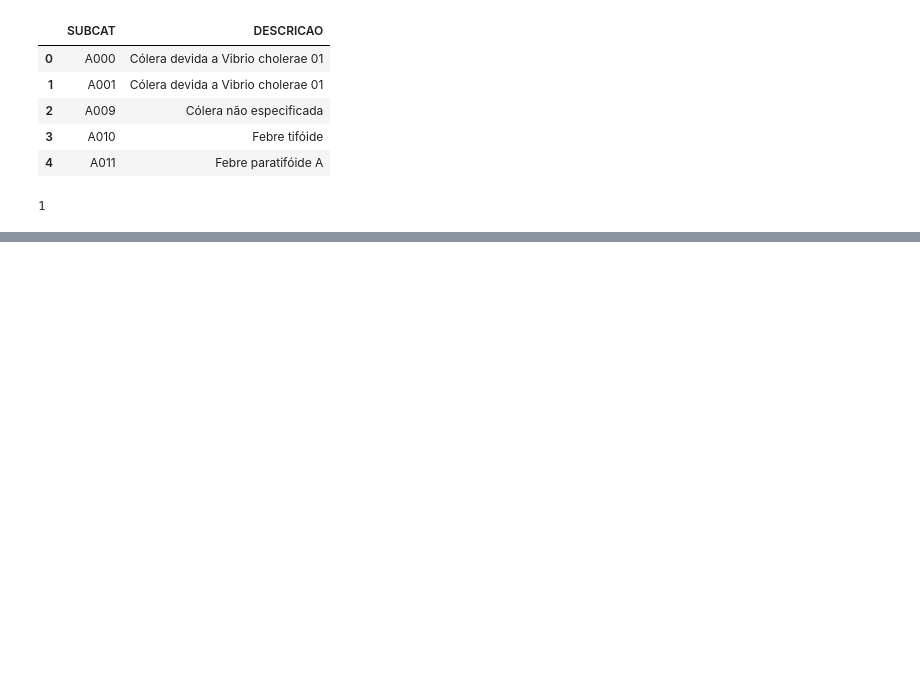
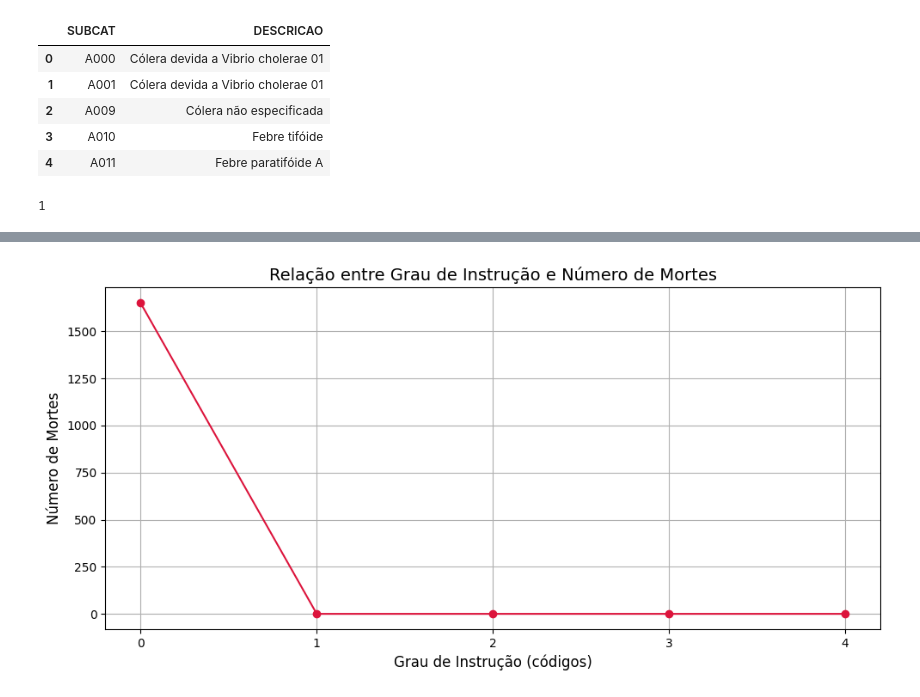
Before and after one commit to brunorm86/desafio_1_vis_dados, a Jupyter notebook: desafio.ipynb, the cells around one changed output, grey strips where cells are left out. Drawn from its saved outputs; the diff is of its cells as text; code cells hidden in the pictures; blank space fills up the shorter version.

```diff
--- a/desafio.ipynb
+++ b/desafio.ipynb
@@ -103,0 +202,22 @@ with engine.connect() as connection:
+# %%
+import pandas as pd
+import matplotlib.pyplot as plt
+
+# Agrupar por INSTRU e somar as mortes
+mortes_por_instrucao = df.groupby('INSTRU')['MORTE'].sum().sort_index()
+
+# Gráfico de linhas
+plt.figure(figsize=(10, 5))
+plt.plot(mortes_por_instrucao.index, mortes_por_instrucao.values, marker='o', color='crimson')
+
+# Rótulos e título
+plt.title('Relação entre Grau de Instrução e Número de Mortes', fontsize=14)
+plt.xlabel('Grau de Instrução (códigos)', fontsize=12)
+plt.ylabel('Número de Mortes', fontsize=12)
+plt.grid(True)
+plt.xticks(mortes_por_instrucao.index)  # mostra todos os níveis
+
+plt.tight_layout()
+plt.show()
+# %% [output]
+[figure, added]
```
Also changed, not shown: parts of 11 cells of this notebook, 3 other files.
